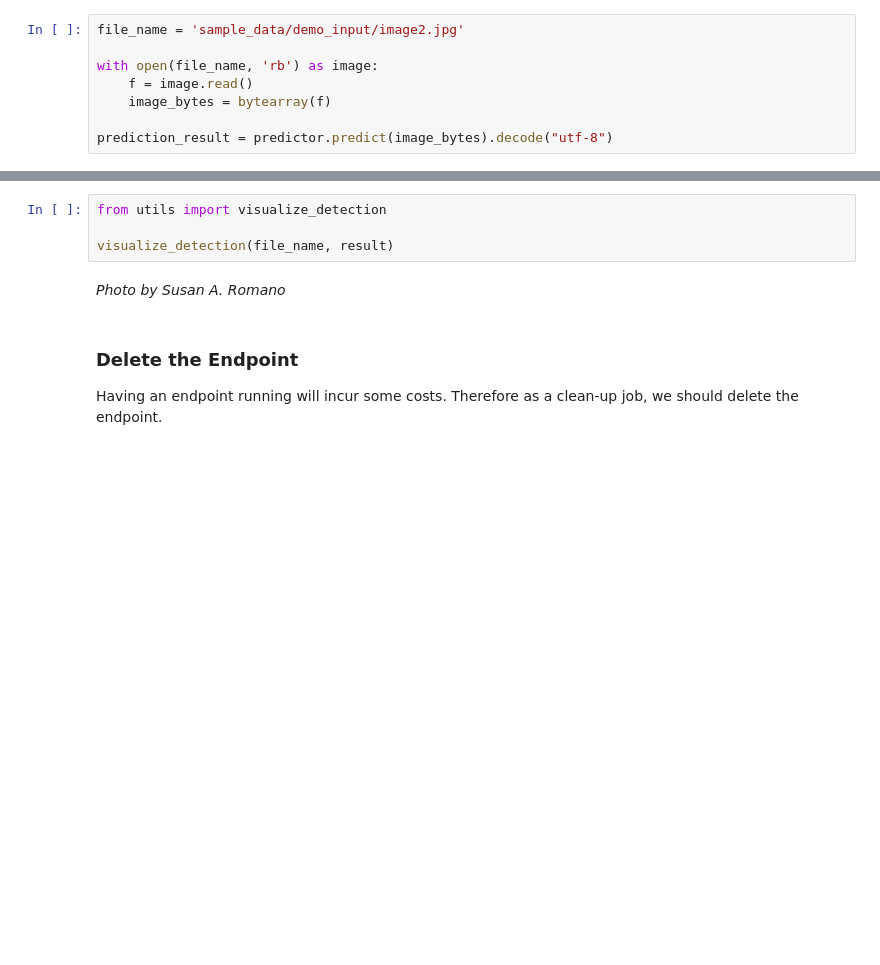
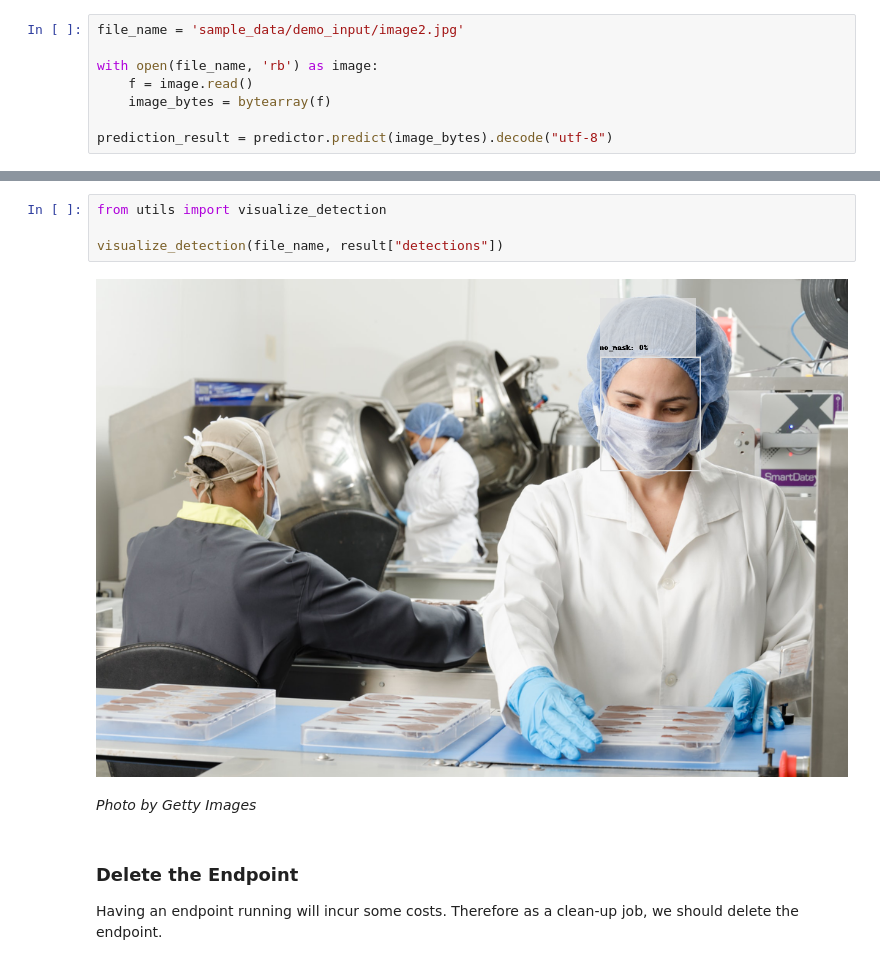
Before and after one commit to VITechLab/aws-sagemaker-examples, a Jupyter notebook: Medical-Mask-Detector/Using-PPE-Mask-Detector-Endpoint.ipynb, the cells around one changed output, grey strips where cells are left out. Drawn from its saved outputs; the diff is of its cells as text; blank space fills up the shorter version.

```diff
--- a/Medical-Mask-Detector/Using-PPE-Mask-Detector-Endpoint.ipynb
+++ b/Medical-Mask-Detector/Using-PPE-Mask-Detector-Endpoint.ipynb
@@ -37,9 +40,11 @@ result
 # %%
 from utils import visualize_detection
 
-visualize_detection(file_name, result)
+visualize_detection(file_name, result["detections"])
+# %% [output]
+[figure, added]
-# %% [markdown]
-_Photo by Susan A. Romano_
+# %% [markdown]
+_Photo by Getty Images_
 # %% [markdown]
 ### Delete the Endpoint
 Having an endpoint running will incur some costs. Therefore as a clean-up job, we should delete the endpoint.
```
Also changed, not shown: parts of 4 cells of this notebook, 8 other files.
